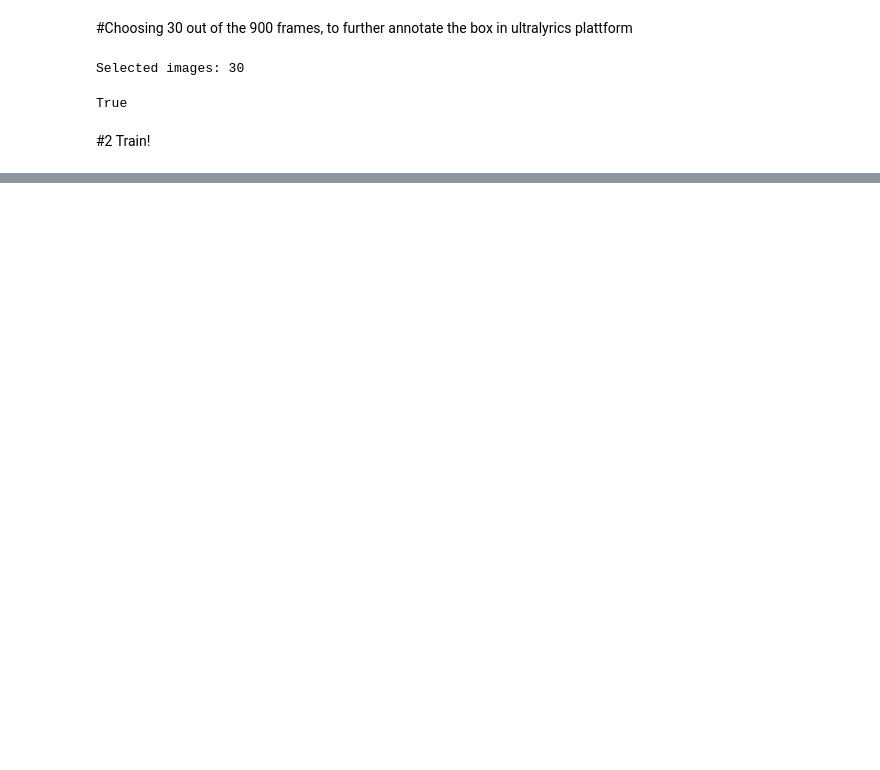
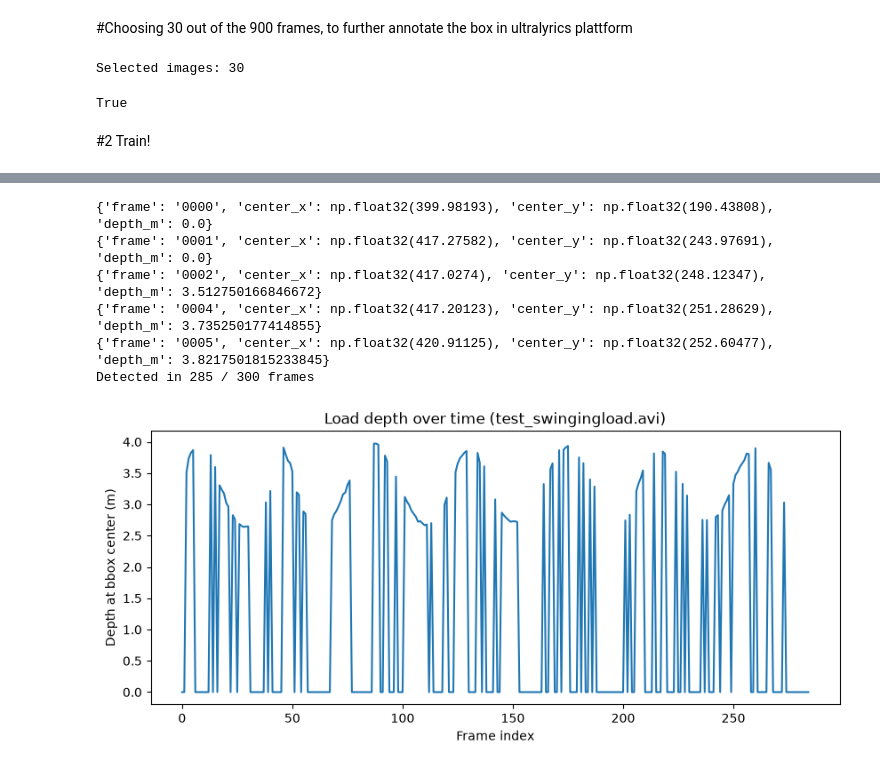
Before and after one commit to hedheddaw-stack/MAS512_Group9, a Jupyter notebook: MAS512_assignment1_gr9.ipynb, the cells around one changed output, grey strips where cells are left out. Drawn from its saved outputs; the diff is of its cells as text; code cells hidden in the pictures; blank space fills up the shorter version.

```diff
--- a/MAS512_assignment1_gr9.ipynb
+++ b/MAS512_assignment1_gr9.ipynb
@@ -186,0 +341,50 @@ Results saved to C:\Users\hedhe\MAS512_Group9\runs\detect\train-3
+# %%
+import json
+import numpy as np
+import matplotlib.pyplot as plt
+
+with open(TEST_DEPTH_SCALE_FILE) as f:
+    depth_scale = json.load(f)["depth_scale"]
+
+records = []
+
+for img_path in test_images:
+    frame_idx = img_path.stem.split("_")[-1]  # "rgb_0000" -> "0000"
+    depth_path = TEST_DEPTH_DIR / f"depth_{frame_idx}_raw.npy"
+
+    result = trained_model.predict(source=str(img_path), verbose=False)[0]
+    if result.boxes is None or len(result.boxes) == 0:
+        continue
+
+    # highest-confidence detection = the load, for frames with multiple detections
+    best_idx = int(result.boxes.conf.argmax())
+    x1, y1, x2, y2 = result.boxes.xyxy[best_idx].cpu().numpy()
+    cx, cy = (x1 + x2) / 2, (y1 + y2) / 2
+
+    depth_raw = np.load(depth_path)
+    row = min(max(int(round(cy)), 0), depth_raw.shape[0] - 1)
+    col = min(max(int(round(cx)), 0), depth_raw.shape[1] - 1)
+    depth_m = float(depth_raw[row, col]) * depth_scale
+
+    records.append({"frame": frame_idx, "center_x": cx, "center_y": cy, "depth_m": depth_m})
+
+for r in records[:5]:
+    print(r)
+print(f"Detected in {len(records)} / {len(test_images)} frames")
+
+depth_values = [r["depth_m"] for r in records]
+
+fig, ax = plt.subplots(figsize=(10, 4))
+ax.plot(range(len(depth_values)), depth_values)
+ax.set_xlabel("Frame index")
+ax.set_ylabel("Depth at bbox center (m)")
+ax.set_title("Load depth over time (test_swingingload.avi)")
+plt.show()
+# %% [output]
+{'frame': '0000', 'center_x': np.float32(399.98193), 'center_y': np.float32(190.43808), 'depth_m': 0.0}
+{'frame': '0001', 'center_x': np.float32(417.27582), 'center_y': np.float32(243.97691), 'depth_m': 0.0}
+{'frame': '0002', 'center_x': np.float32(417.0274), 'center_y': np.float32(248.12347), 'depth_m': 3.512750166846672}
+{'frame': '0004', 'center_x': np.float32(417.20123), 'center_y': np.float32(251.28629), 'depth_m': 3.735250177414855}
+{'frame': '0005', 'center_x': np.float32(420.91125), 'center_y': np.float32(252.60477), 'depth_m': 3.8217501815233845}
+Detected in 285 / 300 frames
+[figure, added]
```
Also changed, not shown: parts of 25 cells of this notebook.
